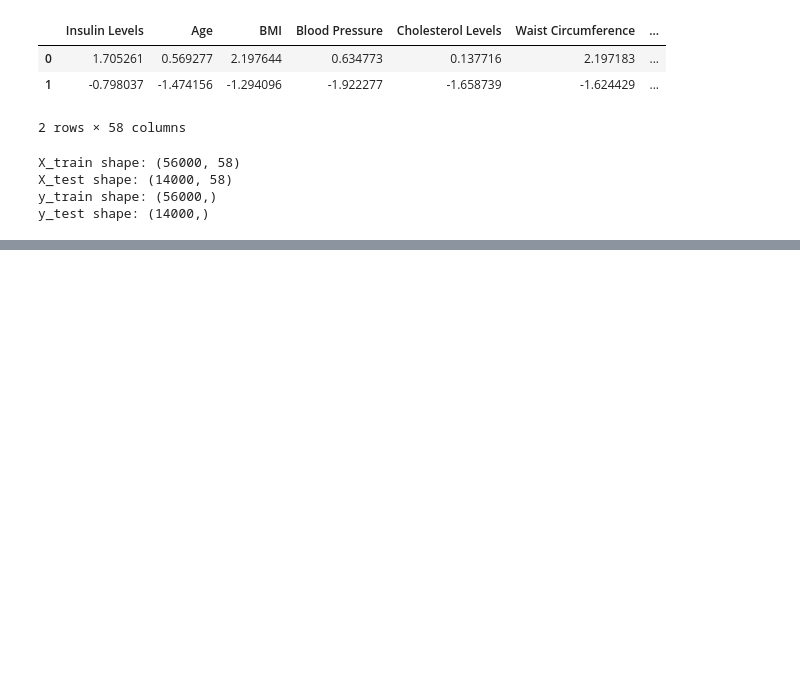
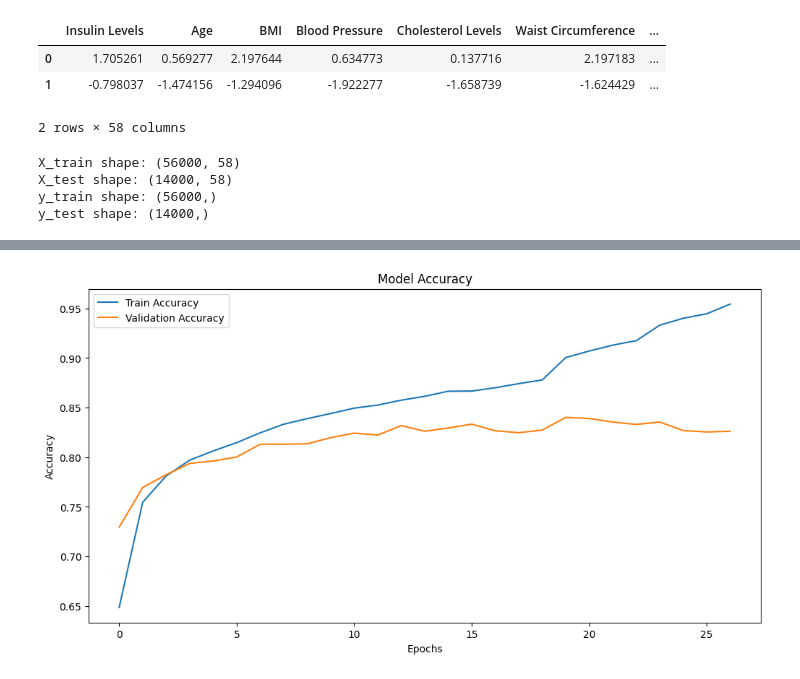
Before and after one commit to SaherHassaballa/Disease_analysis_prediction, a Jupyter notebook: analysis.ipynb, the cells around one changed output, grey strips where cells are left out. Cells and saved outputs as stored; diff of their text form; code cells hidden in the pictures; blank space fills up the shorter version.

```diff
--- a/analysis.ipynb
+++ b/analysis.ipynb
@@ -253,0 +361,2 @@ model_forest.fit(x_train , y_train)
+# %%
+x_test , x_val , y_test , y_val = train_test_split(x_test , y_test , test_size = 0.3 , random_state = 42)
@@ -253,0 +371,10 @@ model_forest.fit(x_train , y_train)
+# %%
+history = model.fit(
+                x_train,
+                y_train,
+                validation_data = (x_val , y_val) ,
+                callbacks=callbacks,
+                epochs = 100,
+                batch_size = 32 ,
+                verbose = 1
+)  # using relu is better
@@ -253,0 +399,11 @@ model_forest.fit(x_train , y_train)
+# %%
+plt.figure(figsize =(12,6))
+plt.plot(history.history["accuracy"] , label = "Train Accuracy")
+plt.plot(history.history['val_accuracy'], label='Validation Accuracy')
+plt.title('Model Accuracy')
+plt.xlabel('Epochs')
+plt.ylabel('Accuracy')
+plt.legend()
+plt.show()
+# %% [output]
+[figure, added]
```
Also changed, not shown: parts of 20 cells of this notebook, 18 other files.
